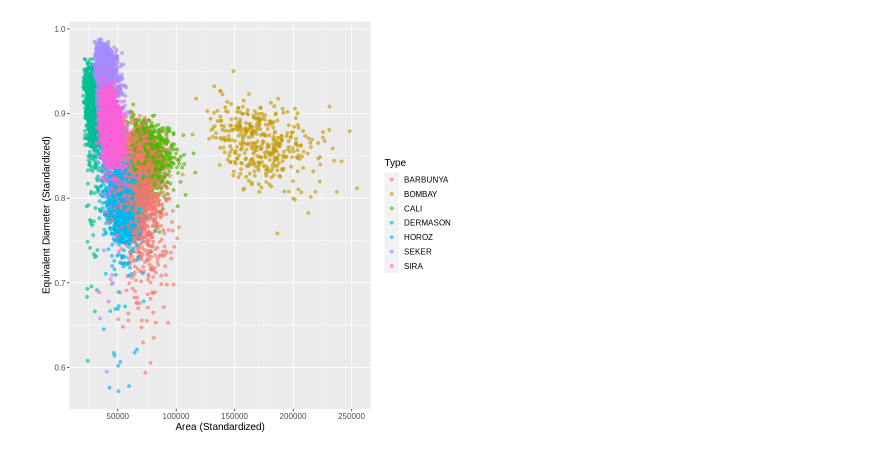
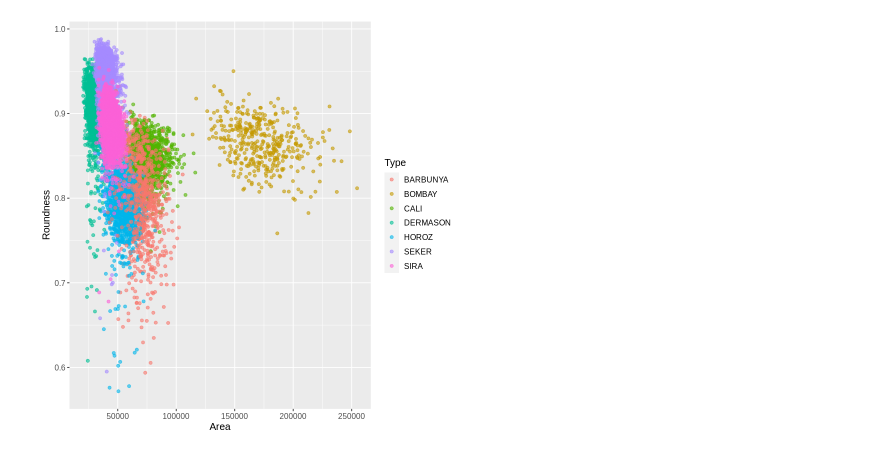
Before and after one commit to emeraldnqa/Bean-Type-Classfiifcation, a Jupyter notebook: proposal code.ipynb, the cells around one changed output. Cells and saved outputs as stored; diff of their text form; code cells hidden in the pictures.

```diff
--- a/proposal code.ipynb
+++ b/proposal code.ipynb
@@ -52,12 +76,12 @@ bean_test <- testing(bean_split)
 # %%
 #Graphing the training dataset
 area_ecc <- bean_train |>
   ggplot(aes(x = Area, y = roundness, color = Class)) +
   geom_point(alpha = 0.6) +
-  labs(x = "Area (Standardized)",
-       y = "Equivalent Diameter (Standardized)",
+  labs(x = "Area",
+       y = "Roundness",
        color = "Type") +
   theme(text = element_text(size = 12))
 area_ecc
 # %% [output]
-[figure, old version]
+[figure, new version]
```
Also changed, not shown: parts of 7 cells of this notebook.
